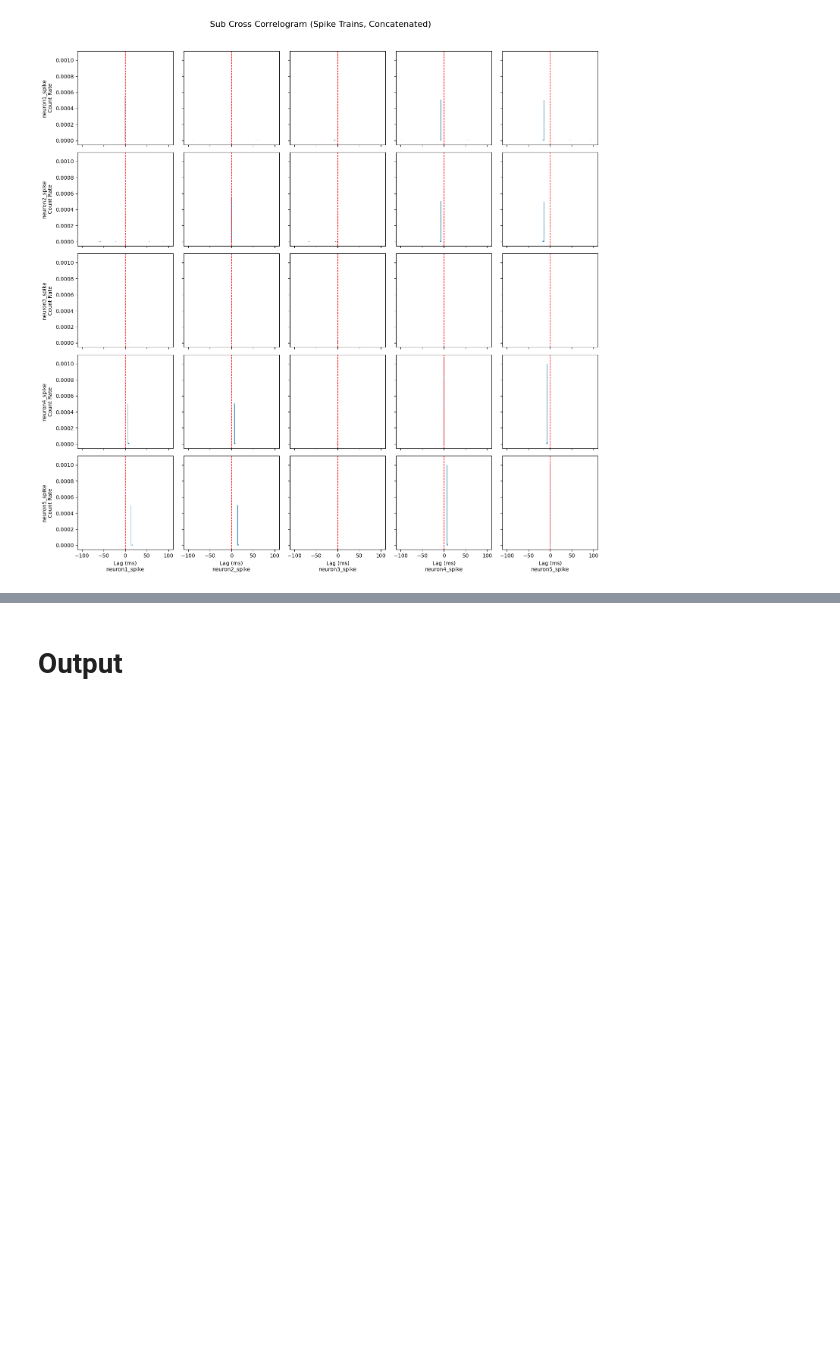
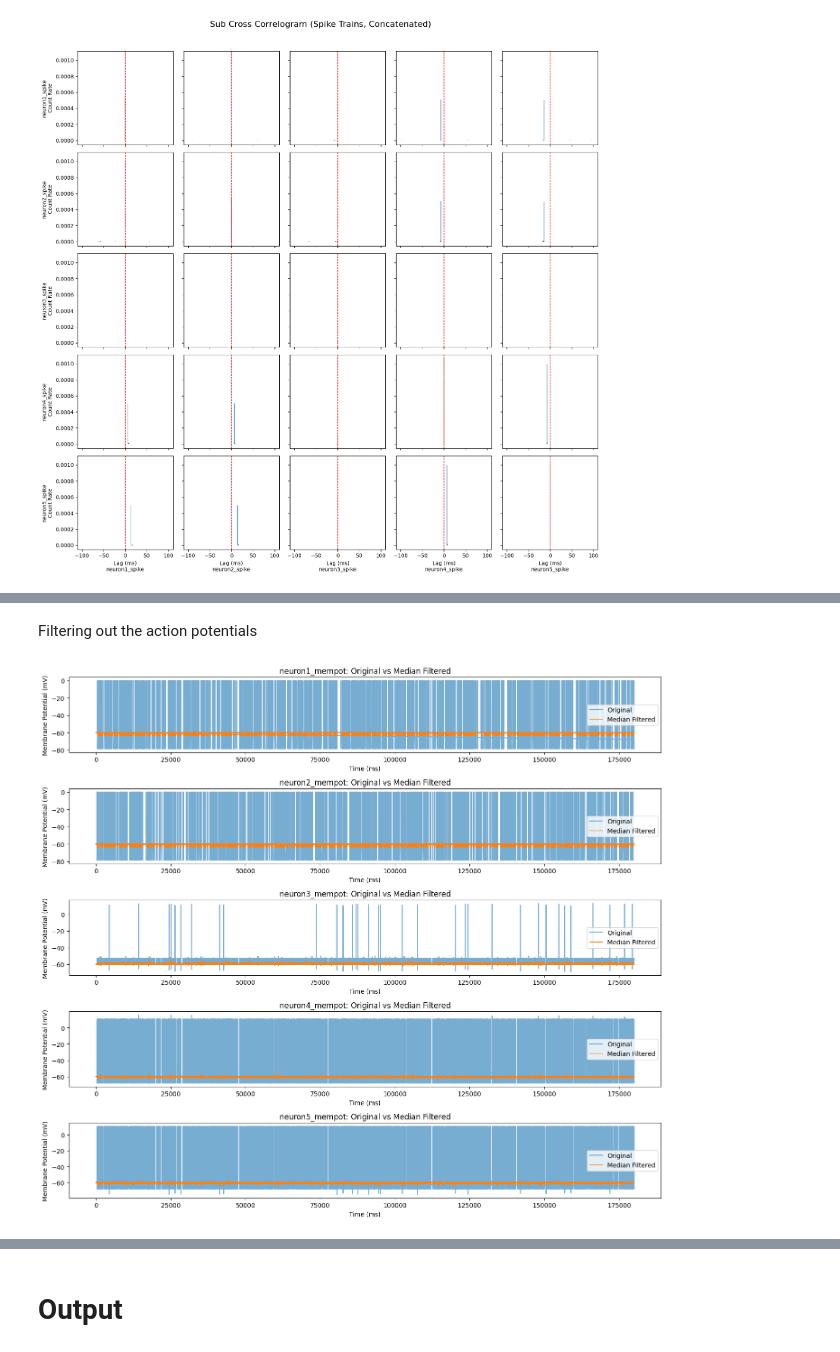
Before and after one commit to Nerfworm/IFneuron-model, a Jupyter notebook: data_playground_4.ipynb, the cells around one changed output, grey strips where cells are left out. Saved outputs shown, nothing was run; the diff lists cells and outputs as text; code cells hidden in the pictures; blank space fills up the shorter version.

```diff
--- a/data_playground_4.ipynb
+++ b/data_playground_4.ipynb
@@ -533,0 +593,24 @@ Cross-correlogram for Submission (Concatenated)
+# %% [markdown]
+Filtering out the action potentials
+# %%
+from scipy.signal import medfilt
+
+gt_filtered_mempot = {}
+kernel_size = 101  # Choose an odd number, adjust as need
+
+for col in mempot_cols:
+    gt_filtered_mempot[col] = medfilt(gt_concat_df[col].values, kernel_size=kernel_size)
+
+plt.figure(figsize=(14, 2.5 * len(mempot_cols)))
+for i, col in enumerate(mempot_cols):
+    plt.subplot(len(mempot_cols), 1, i + 1)
+    plt.plot(gt_concat_df['time'], gt_concat_df[col], label='Original', alpha=0.6)
+    plt.plot(gt_concat_df['time'], filtered_mempot[col], label='Median Filtered', linewidth=1)
+    plt.xlabel('Time (ms)')
+    plt.ylabel('Membrane Potential (mV)')
+    plt.title(f'{col}: Original vs Median Filtered')
+    plt.legend()
+plt.tight_layout()
+plt.show()
+# %% [output]
+[figure, added]
```
Also changed, not shown: parts of 11 cells of this notebook, 2 other files.
